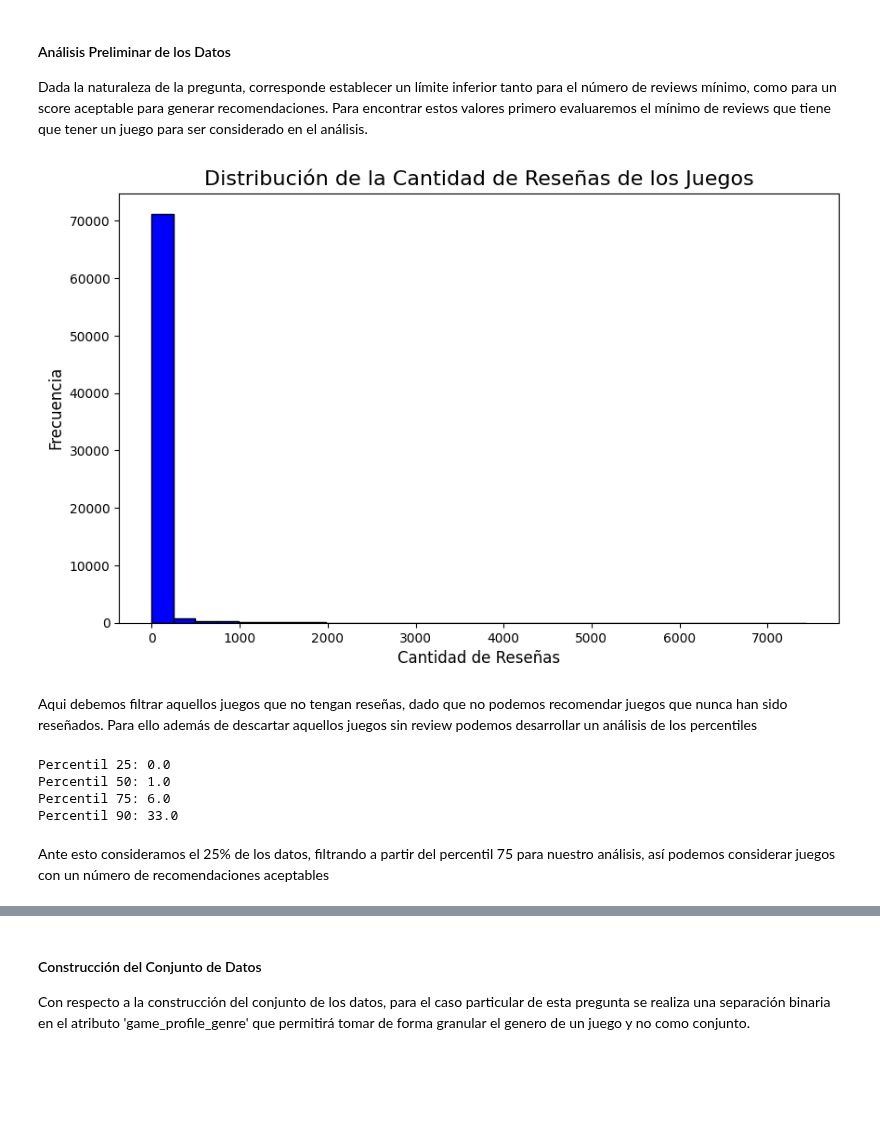
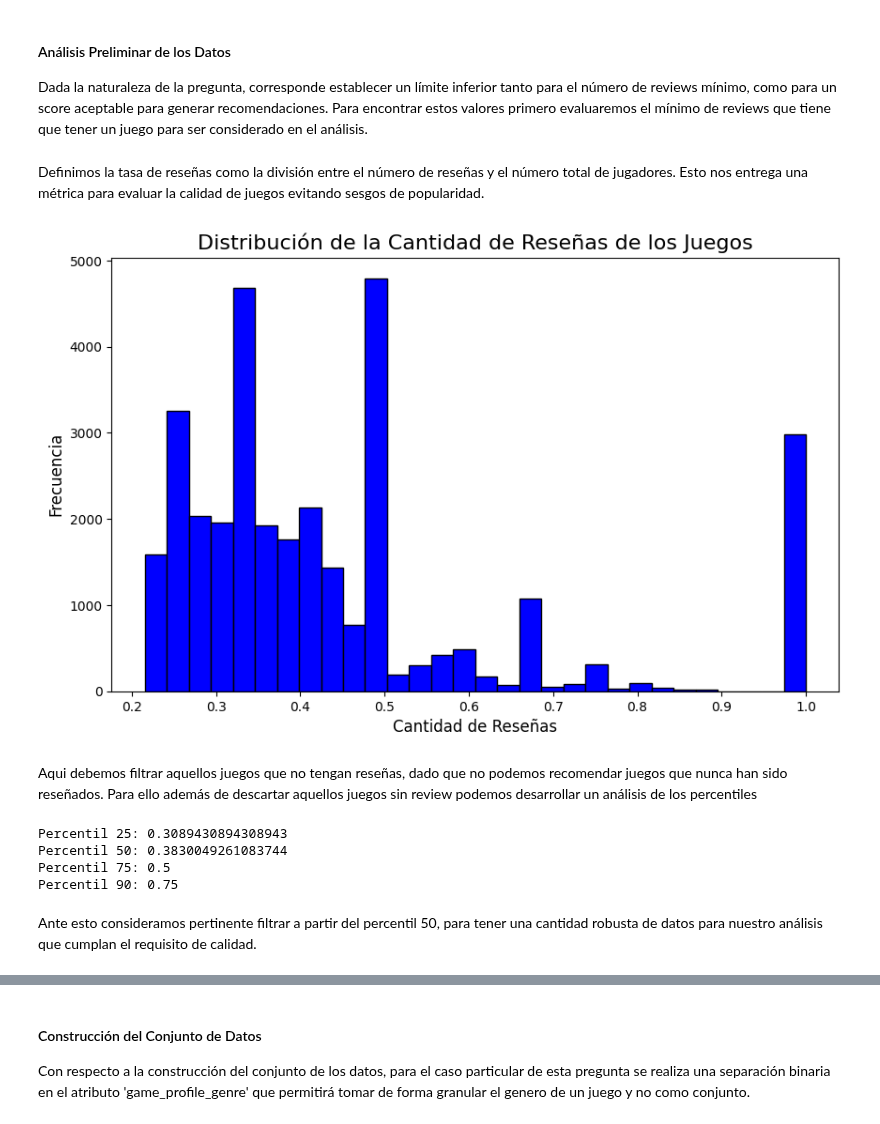
Before and after one commit to SebaSalasLvd/proyecto-mineria, a Jupyter notebook: hito-2/resultados_prelim.ipynb, the cells around one changed output, grey strips where cells are left out. Cells and saved outputs as stored; diff of their text form; code cells hidden in the pictures; blank space fills up the shorter version.

```diff
--- a/hito-2/resultados_prelim.ipynb
+++ b/hito-2/resultados_prelim.ipynb
@@ -6,42 +6,47 @@
 Dada la naturaleza de la pregunta, corresponde establecer un límite inferior tanto para el número de reviews mínimo, como para un score aceptable para generar recomendaciones. Para encontrar estos valores primero evaluaremos el mínimo de reviews que tiene que tener un juego para ser considerado en el análisis.
 # %%
 import pandas as pd
+import matplotlib.pyplot as plt
 
 csv_path = './df_reduced.csv'
 df = pd.read_csv(csv_path, low_memory=False)
+df['total_players'] = (df['game_count_playing'] + df['game_count_comp'] + df['game_count_retired'])
+# %% [markdown]
+Definimos la tasa de reseñas como la división entre el número de reseñas y el número total de jugadores. Esto nos entrega una métrica para evaluar la calidad de juegos evitando sesgos de popularidad.
+# %%
+df = df[df['total_players'] > 0]
+df['tasa_reseñas'] = (df['review_review_count']/df['total_players'])
+df = df[df['tasa_reseñas'] <= 1]
 # %%
-import pandas as pd
-import matplotlib.pyplot as plt
-
 # crear el gráfico
-df_graph = df.dropna(subset=['review_review_count'])
+df_graph = df.dropna(subset=['tasa_reseñas'])
 
 plt.figure(figsize=(10, 6))
-plt.hist(df_graph['review_review_count'], bins=30, color='blue', edgecolor='black')
+plt.hist(df_graph['tasa_reseñas'], bins=30, color='blue', edgecolor='black')
 plt.title('Distribución de la Cantidad de Reseñas de los Juegos', fontsize=16)
 plt.xlabel('Cantidad de Reseñas', fontsize=12)
 plt.ylabel('Frecuencia', fontsize=12)
 plt.show()
 # %% [output]
-[figure, old version]
+[figure, new version]
 # %% [markdown]
 Aqui debemos filtrar aquellos juegos que no tengan reseñas, dado que no podemos recomendar juegos que nunca han sido reseñados. Para ello además de descartar aquellos juegos sin review podemos desarrollar un análisis de los percentiles
 # %%
 # calculamos percentiles
-percentil_25 = df['review_review_count'].quantile(0.25)
-percentil_50 = df['review_review_count'].quantile(0.50)
-percentil_75 = df['review_review_count'].quantile(0.75)
-percentil_90 = df['review_review_count'].quantile(0.90)
+percentil_25 = df['tasa_reseñas'].quantile(0.25)
+percentil_50 = df['tasa_reseñas'].quantile(0.50)
+percentil_75 = df['tasa_reseñas'].quantile(0.75)
+percentil_90 = df['tasa_reseñas'].quantile(0.90)
 
 print(f"Percentil 25: {percentil_25}")
 print(f"Percentil 50: {percentil_50}")
 print(f"Percentil 75: {percentil_75}")
 print(f"Percentil 90: {percentil_90}")
 # %% [output]
-Percentil 25: 0.0
-Percentil 50: 1.0
-Percentil 75: 6.0
-Percentil 90: 33.0
+Percentil 25: 0.3089430894308943
+Percentil 50: 0.3830049261083744
+Percentil 75: 0.5
+Percentil 90: 0.75
 # %% [markdown]
-Ante esto consideramos el 25% de los datos, filtrando a partir del percentil 75 para nuestro análisis, así podemos considerar juegos con un número de recomendaciones aceptables
+Ante esto consideramos pertinente filtrar a partir del percentil 50, para tener una cantidad robusta de datos para nuestro análisis que cumplan el requisito de calidad.
 # %%
```
Also changed, not shown: parts of 6 cells of this notebook, 1 other file.
